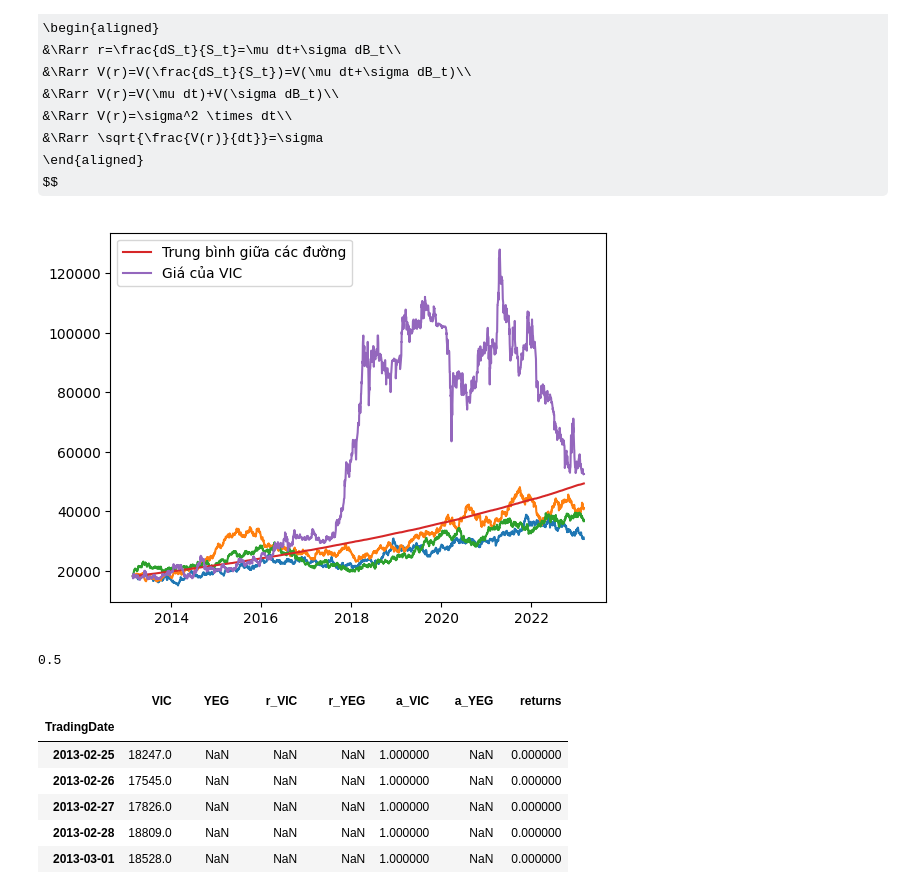
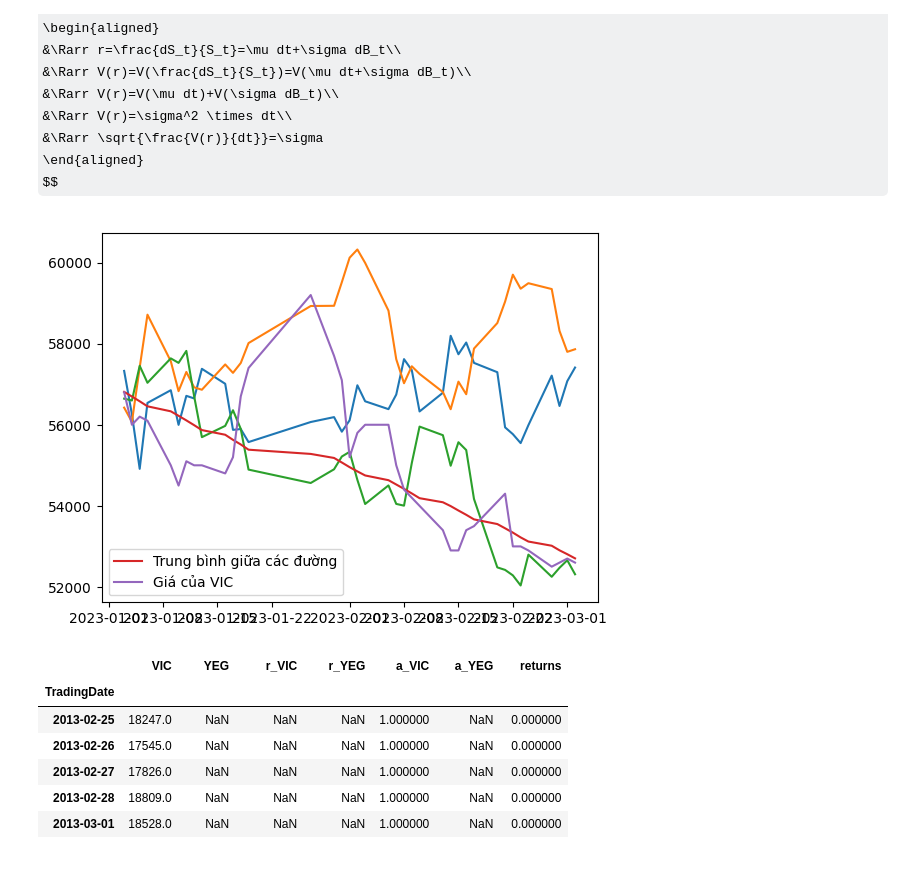
Before and after one commit to khanhtrinh2003/Financial-mathematics, a Jupyter notebook: kiem_tra.ipynb, the cells around one changed output. Saved outputs shown, nothing was run; the diff lists cells and outputs as text; code cells hidden in the pictures; some formulas as TeX source.

```diff
--- a/kiem_tra.ipynb
+++ b/kiem_tra.ipynb
@@ -16,7 +16,7 @@ Index(['AAA', 'AAM', 'AAT', 'ABR', 'ABS', 'ABT', 'ACB', 'ACC', 'ACG', 'ACL',
        'VPS', 'VRC', 'VRE', 'VSC', 'VSH', 'VSI', 'VTB', 'VTO', 'YBM', 'YEG'],
       dtype='object', length=406)
 # %%
-start = "2013-01-01"
+start = "2023-01-01"
 end = "2023-03-31"
 df = vn[(pd.Timestamp(start).date()<=vn.index.date)&(vn.index.date<=pd.Timestamp(end).date())][["VIC","YEG"]]
 # %%
@@ -143,30 +151,25 @@ def mu_sigma(tisuat,hs):
 # %%
 ticker = "VIC"
 mu, sigma =  mu_sigma(ti_suat[ticker],len(ti_suat))
 
 T=1
 N=len(df) # Số bước
 M=10000 # Số kịch bản
 dt=T/N
 t=np.arange(0,1,dt)
 dW = np.sqrt(dt)*np.random.randn(M,N)
 W = np.cumsum(dW,axis=1)
 S0 = df[ticker][0]
-mu=1
-sigma=0.5
+
 U=np.exp((mu-0.5*sigma**2)*t+sigma*W)
 Umean = np.mean(U,axis=0)
 plt.plot(df.index,S0*U[:3].T) #Vẽ 5 đường
 plt.plot(df.index,S0*Umean,label="Trung bình giữa các đường")
 plt.plot(df[ticker],label=f"Giá của {ticker}")
 plt.legend()
 plt.show()
 # %% [output]
-[figure, old version]
+[figure, new version]
-# %%
-sigma
-# %% [output]
-0.5
 # %%
 df[['r_VIC','r_YEG']]=ti_suat
 df[["a_VIC","a_YEG"]]=weights
```
Also changed, not shown: parts of 6 cells of this notebook, 1 other file.
